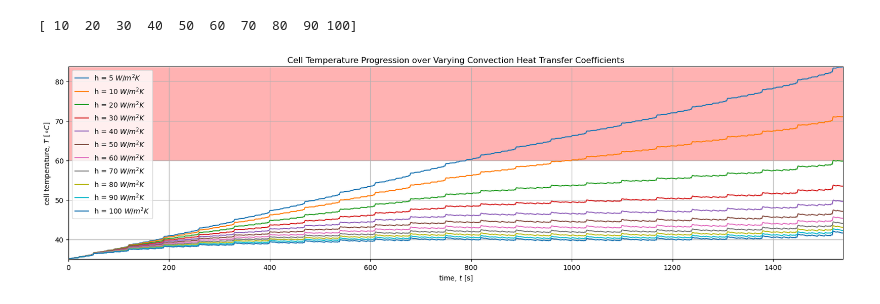
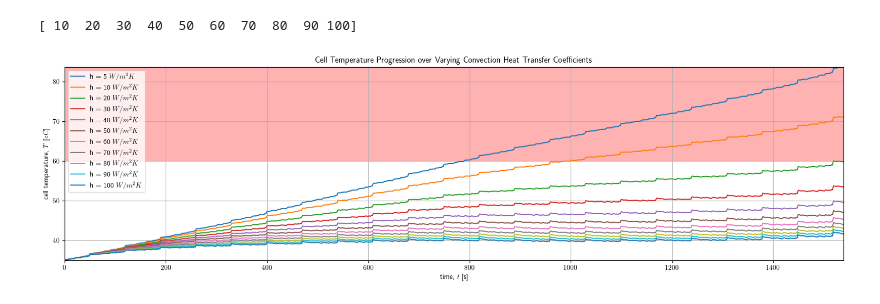
Before and after one commit to lemslemslems/cell_thermal_calculations, a Jupyter notebook: MAIN_cell_thermal_calculations.ipynb, the cells around one changed output. Saved outputs shown, nothing was run; the diff lists cells and outputs as text; code cells hidden in the pictures.

```diff
--- a/MAIN_cell_thermal_calculations.ipynb
+++ b/MAIN_cell_thermal_calculations.ipynb
@@ -313,25 +315,26 @@ temps = np.zeros((len(time), len(conv_coeff_test)))
 for i in range(len(conv_coeff_test)):
     temps[:,i] = conv_sim_test(conv_coeff_test[i])
 # %%
+plt.rcParams['text.usetex'] = True
 fig, ax = plt.subplots(figsize=(20,5))
 
 # plot original temp variation (natural cooling)
 ax.plot(data[:,1], data[:,-1], label = "h = 5 $W/m^{2}K$")
 ax.set_xlabel("time, $t$ [s]")
 ax.set_ylabel("cell temperature, $T$ [$\\circ C$]")
 ax.set_xlim(0,time[-1])
 ax.set_ylim(T_amb, np.max(data[:,-1]))
 ax.grid(1)
 
 # put a warning region
 ax.axhspan(60,np.max(data[:,-1]), facecolor = 'red', alpha = 0.3)
 
 # plot all tested temp variations
 for i in range(temps.shape[1]):
     plt.plot(data[:,1], temps[:,i], label = f"h = {conv_coeff_test[i]} $W/m^{2}K$")
 
 ax.set_title("Cell Temperature Progression over Varying Convection Heat Transfer Coefficients")
 ax.legend()
 plt.show()
 # %% [output]
-[figure, old version]
+[figure, new version]
```
Also changed, not shown: parts of 2 cells of this notebook.
